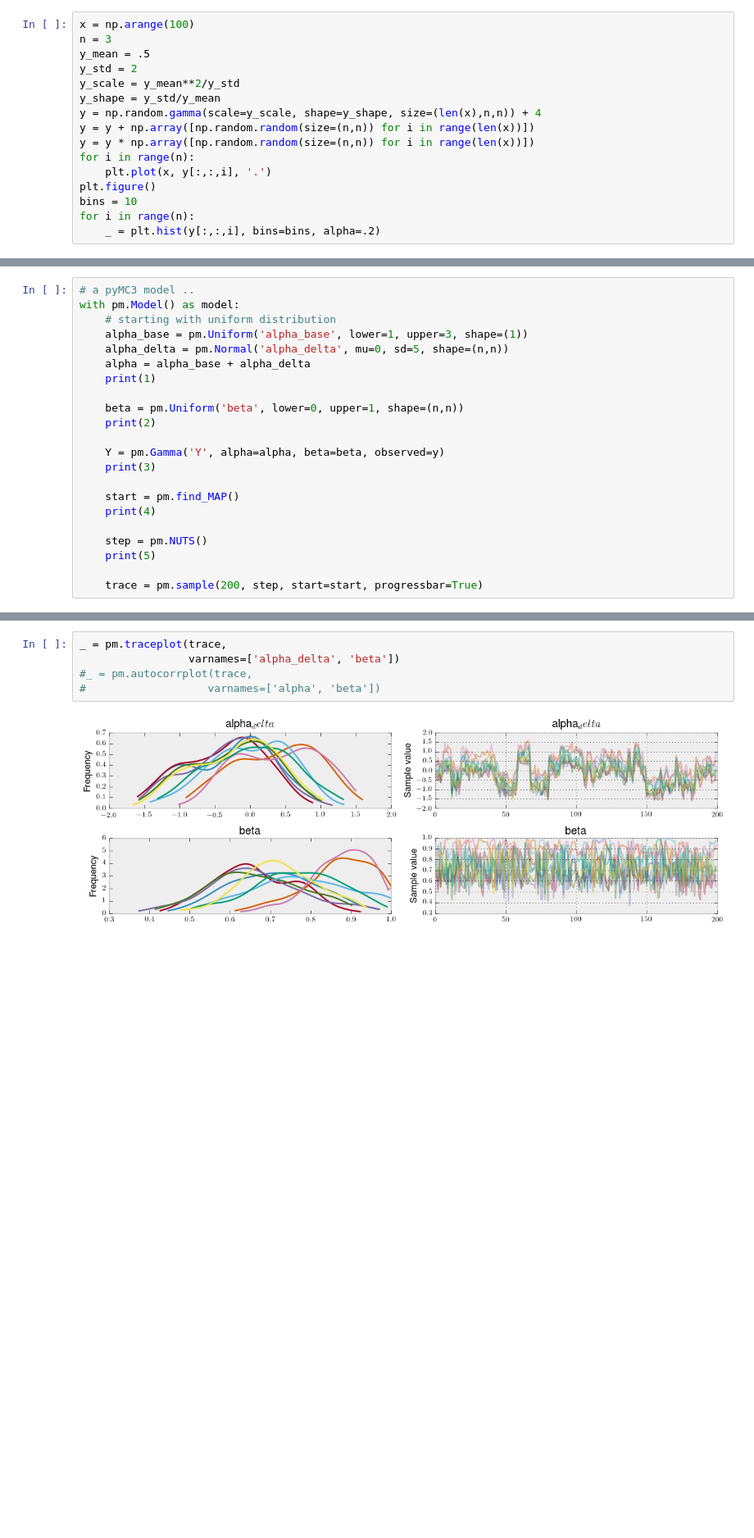
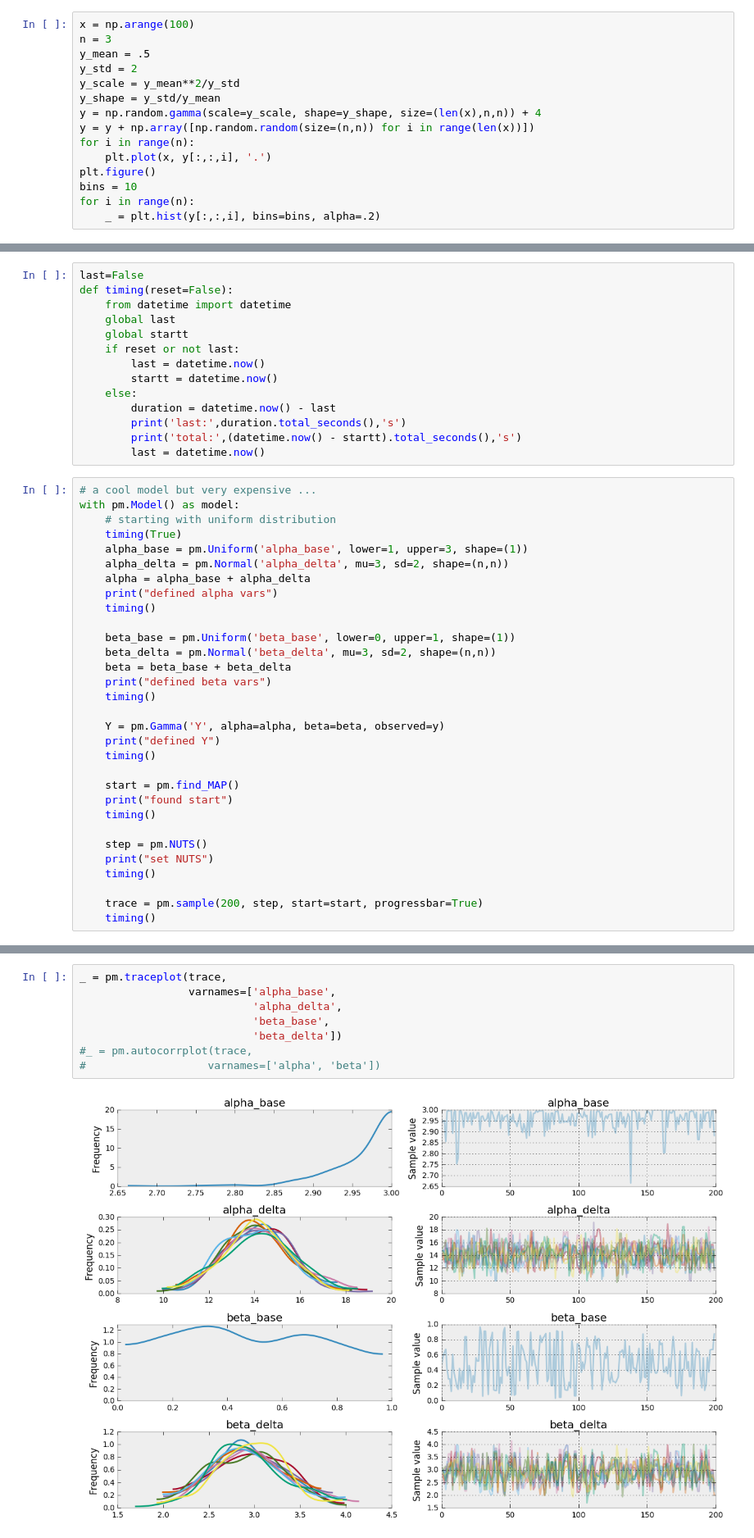
Before and after one commit to ct2034/miriam, a Jupyter notebook: learn/pyMC3/my_demo_gamma.ipynb, the cells around one changed output, grey strips where cells are left out. Shown at 82% size. Drawn from its saved outputs; the diff is of its cells as text; blank space fills up the shorter version.

```diff
--- a/learn/pyMC3/my_demo_gamma.ipynb
+++ b/learn/pyMC3/my_demo_gamma.ipynb
@@ -25,7 +28,6 @@ y_scale = y_mean**2/y_std
 y_shape = y_std/y_mean
 y = np.random.gamma(scale=y_scale, shape=y_shape, size=(len(x),n,n)) + 4
 y = y + np.array([np.random.random(size=(n,n)) for i in range(len(x))])
-y = y * np.array([np.random.random(size=(n,n)) for i in range(len(x))])
 for i in range(n):
     plt.plot(x, y[:,:,i], '.')
 plt.figure()
@@ -38,25 +40,48 @@ for i in range(n):
 # %% [markdown]
 # Model
+# %%
+last=False
+def timing(reset=False):
+    from datetime import datetime
+    global last
+    global startt
+    if reset or not last:
+        last = datetime.now()
+        startt = datetime.now()
+    else:
+        duration = datetime.now() - last
+        print('last:',duration.total_seconds(),'s')
+        print('total:',(datetime.now() - startt).total_seconds(),'s')
+        last = datetime.now()
 # %%
-# a pyMC3 model ..
+# a cool model but very expensive ...
 with pm.Model() as model:
     # starting with uniform distribution
+    timing(True)
     alpha_base = pm.Uniform('alpha_base', lower=1, upper=3, shape=(1))
-    alpha_delta = pm.Normal('alpha_delta', mu=0, sd=5, shape=(n,n))
+    alpha_delta = pm.Normal('alpha_delta', mu=3, sd=2, shape=(n,n))
     alpha = alpha_base + alpha_delta
-    print(1)
+    print("defined alpha vars")
+    timing()
 
-    beta = pm.Uniform('beta', lower=0, upper=1, shape=(n,n))
-    print(2)
+    beta_base = pm.Uniform('beta_base', lower=0, upper=1, shape=(1))
+    beta_delta = pm.Normal('beta_delta', mu=3, sd=2, shape=(n,n))
+    beta = beta_base + beta_delta
+    print("defined beta vars")
+    timing()
 
     Y = pm.Gamma('Y', alpha=alpha, beta=beta, observed=y)
-    print(3)
+    print("defined Y")
+    timing()
 
     start = pm.find_MAP()
-    print(4)
+    print("found start")
+    timing()
 
     step = pm.NUTS()
-    print(5)
+    print("set NUTS")
+    timing()
 
     trace = pm.sample(200, step, start=start, progressbar=True)
+    timing()
 # %% [output]
@@ -65,7 +110,10 @@ Applied interval-transform to beta and added transformed beta_interval_ to model
 # %%
 _ = pm.traceplot(trace,
-                 varnames=['alpha_delta', 'beta'])
+                 varnames=['alpha_base',
+                           'alpha_delta',
+                           'beta_base',
+                           'beta_delta'])
 #_ = pm.autocorrplot(trace,
 #                   varnames=['alpha', 'beta'])
 # %% [output]
-[figure, old version]
+[figure, new version]
```
Also changed, not shown: parts of 12 cells of this notebook, 1 other file.
